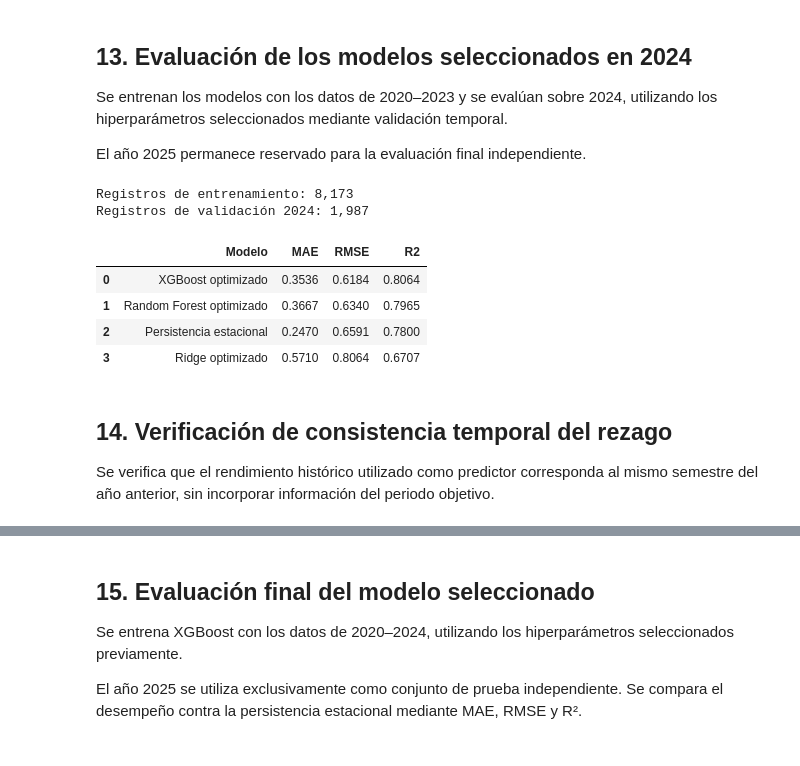
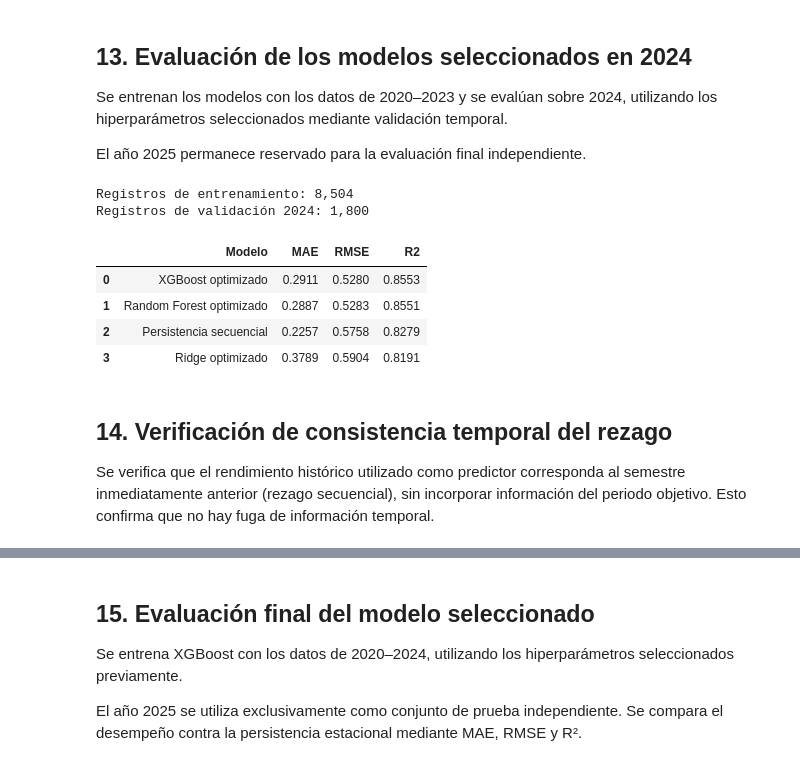
Before and after one commit to VicKingo98/agropredict-colombia, a Jupyter notebook: notebooks/05_optimizacion_modelos.ipynb, the cells around one changed output, grey strips where cells are left out. Cells and saved outputs as stored; diff of their text form; code cells hidden in the pictures.

```diff
--- a/notebooks/05_optimizacion_modelos.ipynb
+++ b/notebooks/05_optimizacion_modelos.ipynb
@@ -38,6 +42,9 @@ from sklearn.metrics import mean_absolute_error, mean_squared_error, r2_score
 # Identificar automáticamente la raíz del repositorio
 cwd = Path.cwd().resolve()
 
+FEATURES="features_secuencial.parquet"
+SEMILLA=42
+
 try:
     ROOT = next(
         ruta for ruta in [cwd, *cwd.parents]
@@ -47,7 +54,7 @@ except StopIteration:
     raise FileNotFoundError("No se encontró la raíz de AgroPredict Colombia.")
 
 # Archivo generado por el notebook de ingeniería de características
-RUTA_DATOS = ROOT / "data" / "processed" / "features_estacional.parquet"
+RUTA_DATOS = ROOT / "data" / "processed" / FEATURES
 
 print(f"Repositorio: {ROOT}")
 print(f"Archivo de datos: {RUTA_DATOS}")
@@ -383,32 +415,24 @@ for alpha in valores_alpha:
         ])
 
         modelo.fit(X.loc[mask_train], y.loc[mask_train])
-
         pred = modelo.predict(X.loc[mask_val])
 
-        errores_rmse.append(
-            np.sqrt(mean_squared_error(y.loc[mask_val], pred))
-        )
-        errores_mae.append(
-            mean_absolute_error(y.loc[mask_val], pred)
-        )
+        errores_rmse.append(np.sqrt(mean_squared_error(y.loc[mask_val], pred)))
+        errores_mae.append(mean_absolute_error(y.loc[mask_val], pred))
 
     resultados_alpha.append({
         "alpha": alpha,
         "RMSE_promedio": np.mean(errores_rmse),
-        "MAE_promedio": np.mean(errores_mae),
         "RMSE_2021": errores_rmse[0],
         "RMSE_2022": errores_rmse[1],
-        "RMSE_2023": errores_rmse[2]
+        "RMSE_2023": errores_rmse[2],
+        "RMSE_sin_2021": np.mean(errores_rmse[1:]),   # solo años estables
     })
 
-tabla_alpha = pd.DataFrame(resultados_alpha)
-tabla_alpha = tabla_alpha.sort_values("RMSE_promedio")
+tabla_alpha = pd.DataFrame(resultados_alpha).sort_values("RMSE_promedio")
 
 display(tabla_alpha.round(4))
 
 mejor_alpha = tabla_alpha.iloc[0]["alpha"]
-
-print(f"\nMejor alpha: {mejor_alpha}")
-print(f"RMSE promedio mínimo: {tabla_alpha.iloc[0]['RMSE_promedio']:.4f}")
+print(f"\nMejor alpha (por RMSE promedio): {mejor_alpha}")
 # %% [output]
@@ -737,8 +750,8 @@ validación temporal.
 
 El año 2025 permanece reservado para la evaluación final independiente.
 # %%
-# Separación temporal
-mask_train = df_modelo["anio"].between(2020, 2023)
+# Separación temporal (entrenamiento 2019-2023, validación 2024)
+mask_train = df_modelo["anio"].between(2019, 2023)
 mask_val = df_modelo["anio"] == 2024
 
 X_train = X.loc[mask_train]
@@ -747,33 +760,31 @@ y_train = y.loc[mask_train]
 X_val = X.loc[mask_val]
 y_val = y.loc[mask_val]
 
-# Modelos seleccionados
+# Modelos con los hiperparámetros seleccionados en la optimización
 modelos_finalistas = {
-    "Ridge optimizado": Ridge(alpha=3000),
+    "Ridge optimizado": Ridge(alpha=mejor_alpha),
 
     "Random Forest optimizado": RandomForestRegressor(
         **mejores_parametros_rf,
-        random_state=42,
+        random_state=SEMILLA,
         n_jobs=-1
     ),
 
     "XGBoost optimizado": XGBRegressor(
         **mejores_parametros_xgb,
         objective="reg:squarederror",
-        random_state=42,
+        random_state=SEMILLA,
         n_jobs=-1
     )
 }
 
 resultados_2024 = []
 
-# Baseline de persistencia
-pred_baseline = df_modelo.loc[
-    mask_val, "rendimiento_rezago"
-]
+# Baseline de persistencia secuencial
+pred_baseline = df_modelo.loc[mask_val, "rendimiento_rezago"]
 
 resultados_2024.append({
-    "Modelo": "Persistencia estacional",
+    "Modelo": "Persistencia secuencial",
     "MAE": mean_absolute_error(y_val, pred_baseline),
     "RMSE": np.sqrt(mean_squared_error(y_val, pred_baseline)),
     "R2": r2_score(y_val, pred_baseline)
@@ -782,43 +793,43 @@ resultados_2024.append({
 # Evaluación de modelos supervisados
 for nombre, estimador in modelos_finalistas.items():
 
     modelo = Pipeline([
         ("preprocesamiento", clone(preprocesador)),
         ("regresor", estimador)
     ])
 
     modelo.fit(X_train, y_train)
     pred = modelo.predict(X_val)
 
     resultados_2024.append({
         "Modelo": nombre,
         "MAE": mean_absolute_error(y_val, pred),
         "RMSE": np.sqrt(mean_squared_error(y_val, pred)),
         "R2": r2_score(y_val, pred)
     })
 
 tabla_2024 = (
     pd.DataFrame(resultados_2024)
     .sort_values("RMSE")
     .reset_index(drop=True)
 )
 
 print(f"Registros de entrenamiento: {len(y_train):,}")
 print(f"Registros de validación 2024: {len(y_val):,}")
 
 display(tabla_2024.round(4))
 # %% [output]
-Registros de entrenamiento: 8,173
-Registros de validación 2024: 1,987
+Registros de entrenamiento: 8,504
+Registros de validación 2024: 1,800
 |  | Modelo | MAE | RMSE | R2 |
-| 0 | XGBoost optimizado | 0.3536 | 0.6184 | 0.8064 |
-| 1 | Random Forest optimizado | 0.3667 | 0.6340 | 0.7965 |
-| 2 | Persistencia estacional | 0.2470 | 0.6591 | 0.7800 |
-| 3 | Ridge optimizado | 0.5710 | 0.8064 | 0.6707 |
+| 0 | XGBoost optimizado | 0.2911 | 0.5280 | 0.8553 |
+| 1 | Random Forest optimizado | 0.2887 | 0.5283 | 0.8551 |
+| 2 | Persistencia secuencial | 0.2257 | 0.5758 | 0.8279 |
+| 3 | Ridge optimizado | 0.3789 | 0.5904 | 0.8191 |
 # %% [markdown]
 ## 14. Verificación de consistencia temporal del rezago
 
-Se verifica que el rendimiento histórico utilizado como predictor
-corresponda al mismo semestre del año anterior, sin incorporar
-información del periodo objetivo.
+Se verifica que el rendimiento histórico utilizado como predictor corresponda al
+semestre inmediatamente anterior (rezago secuencial), sin incorporar información del
+periodo objetivo. Esto confirma que no hay fuga de información temporal.
 # %%
```
Also changed, not shown: parts of 29 cells of this notebook, 2 other files.
